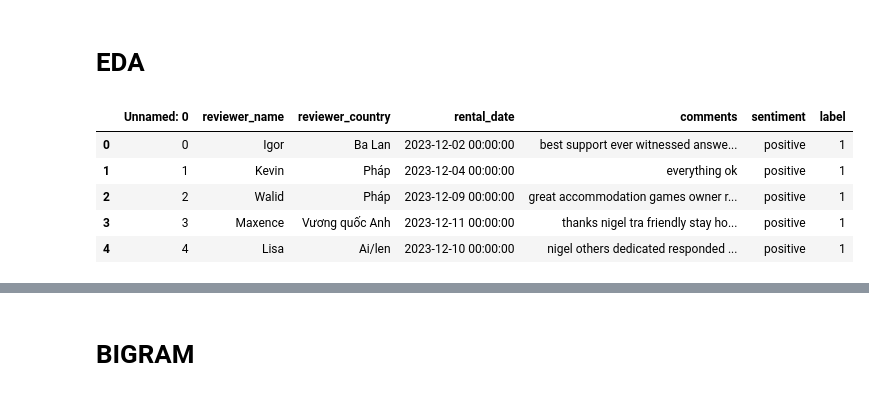
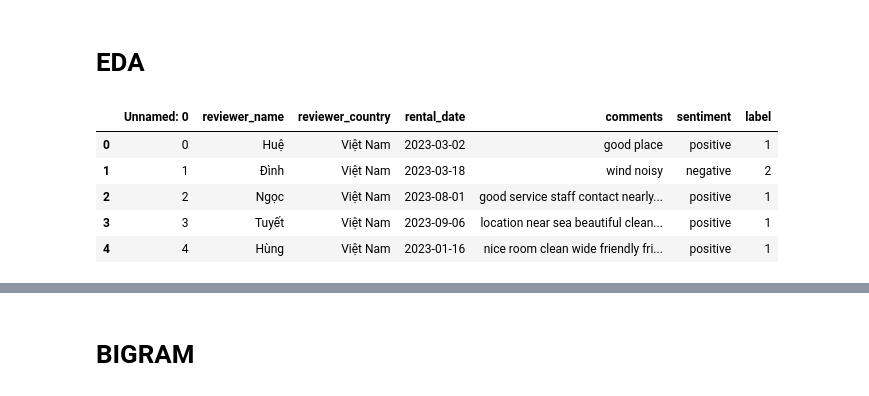
Before and after one commit to Tamuonanthit/NCKH_Airbnb, a Jupyter notebook: NCKH-1.ipynb, the cells around one changed output, grey strips where cells are left out. Cells and saved outputs as stored; diff of their text form; code cells hidden in the pictures.

```diff
--- a/NCKH-1.ipynb
+++ b/NCKH-1.ipynb
@@ -504,13 +629,13 @@ Chi Square = 0.2        Parameter: c=10, kernel=poly, gamma=scale
 # %% [markdown]
 # EDA
 # %%
-df = pd.read_csv("labeled_data_final.csv", header = 0)
-df.head(5)
+df_eda = pd.read_csv("labeled_data_final.csv", header = 0)
+df_eda.head(5)
 # %% [output]
 |  | Unnamed: 0 | reviewer_name | reviewer_country | rental_date | comments | sentiment | label |
-| 0 | 0 | Igor | Ba Lan | 2023-12-02 00:00:00 | best support ever witnessed answe... | positive | 1 |
-| 1 | 1 | Kevin | Pháp | 2023-12-04 00:00:00 | everything ok | positive | 1 |
-| 2 | 2 | Walid | Pháp | 2023-12-09 00:00:00 | great accommodation games owner r... | positive | 1 |
-| 3 | 3 | Maxence | Vương quốc Anh | 2023-12-11 00:00:00 | thanks nigel tra friendly stay ho... | positive | 1 |
-| 4 | 4 | Lisa | Ai/len | 2023-12-10 00:00:00 | nigel others dedicated responded ... | positive | 1 |
+| 0 | 0 | Huệ | Việt Nam | 2023-03-02 | good place | positive | 1 |
+| 1 | 1 | Đình | Việt Nam | 2023-03-18 | wind noisy | negative | 2 |
+| 2 | 2 | Ngọc | Việt Nam | 2023-08-01 | good service staff contact nearly... | positive | 1 |
+| 3 | 3 | Tuyết | Việt Nam | 2023-09-06 | location near sea beautiful clean... | positive | 1 |
+| 4 | 4 | Hùng | Việt Nam | 2023-01-16 | nice room clean wide friendly fri... | positive | 1 |
 # %%
```
Also changed, not shown: parts of 124 cells of this notebook.
